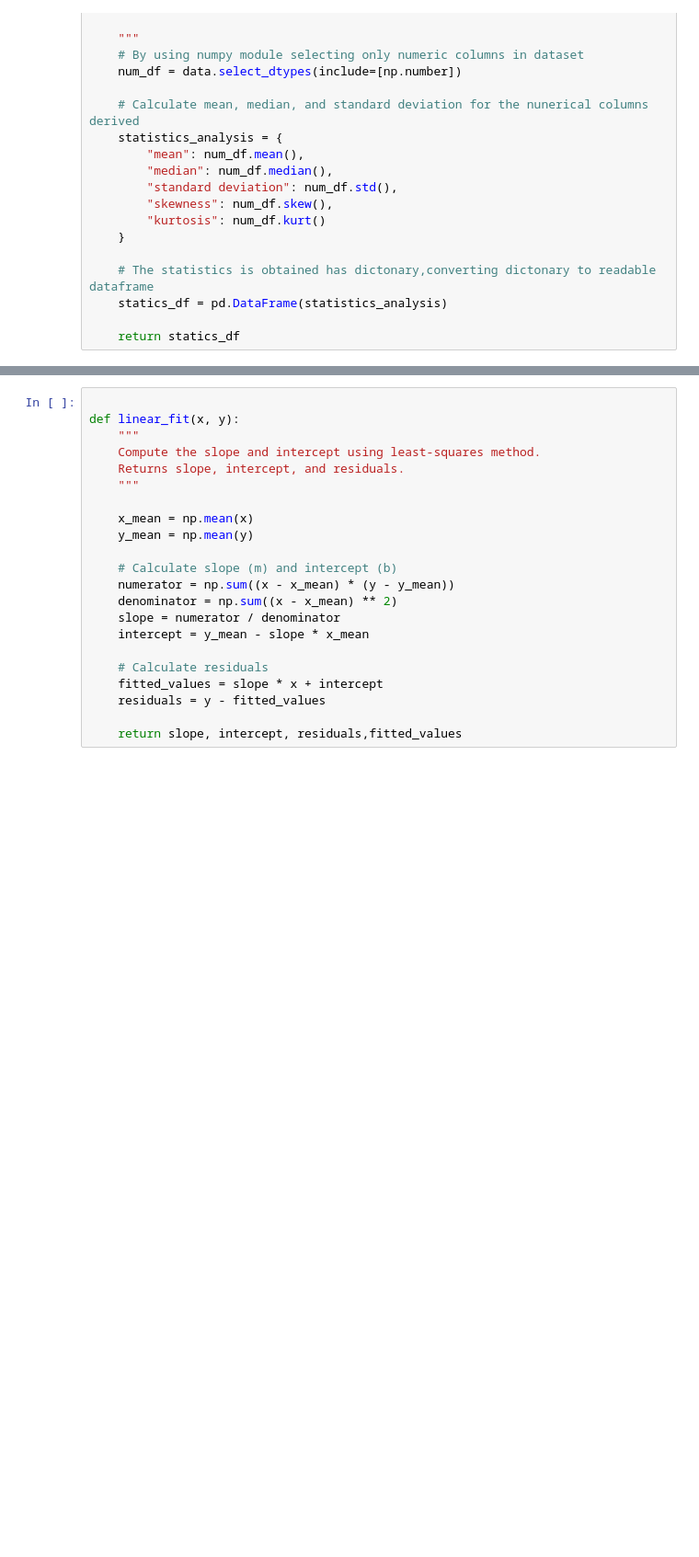
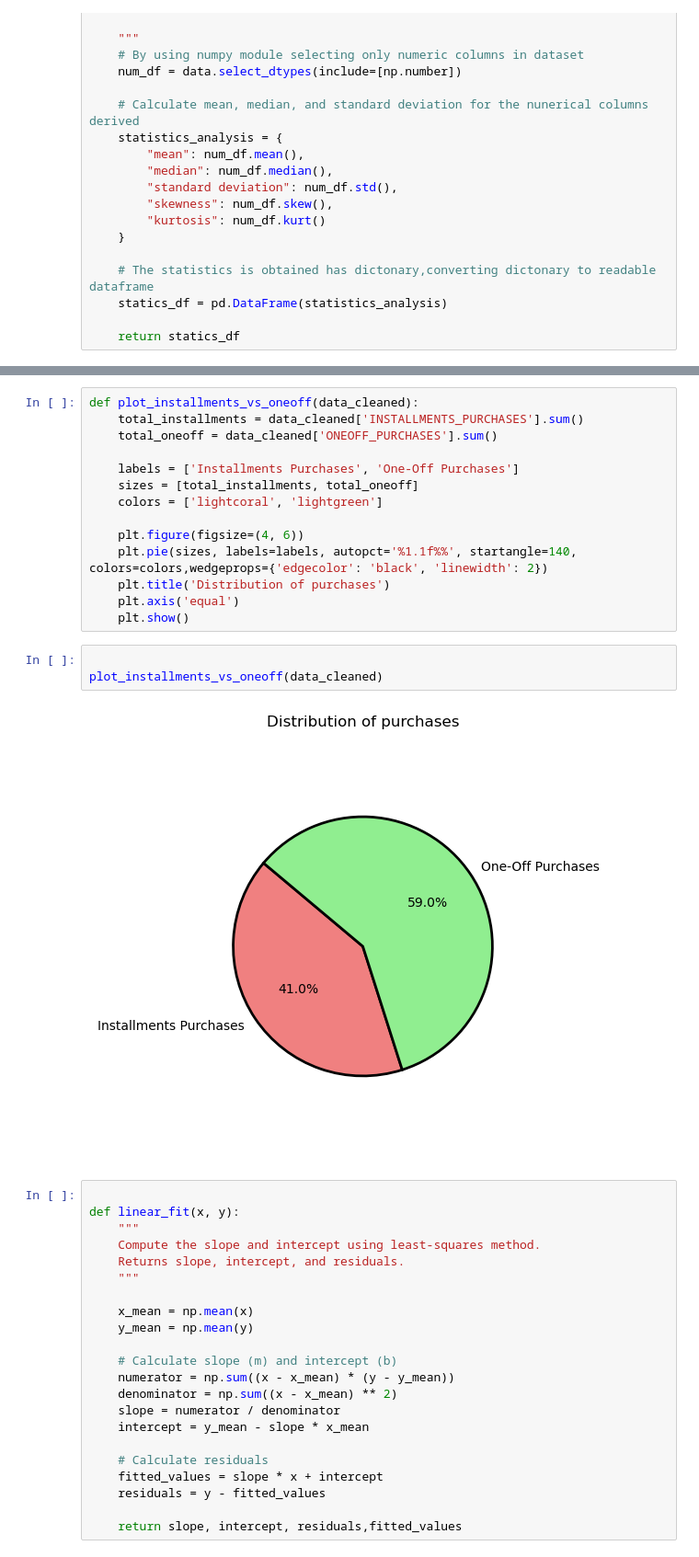
Before and after one commit to aishwarya-shekar-babu/Applied-Datascience-1-Assignment2, a Jupyter notebook: Clustering and fitting-assignment-final.ipynb, the cells around one changed output, grey strips where cells are left out. Shown at 92% size. Cells and saved outputs as stored; diff of their text form; blank space fills up the shorter version.

```diff
--- a/Clustering and fitting-assignment-final.ipynb
+++ b/Clustering and fitting-assignment-final.ipynb
@@ -128,3 +154,22 @@ calculate_statistics(data_cleaned)
+# %%
+def plot_installments_vs_oneoff(data_cleaned):
+    total_installments = data_cleaned['INSTALLMENTS_PURCHASES'].sum()
+    total_oneoff = data_cleaned['ONEOFF_PURCHASES'].sum()
+
+    labels = ['Installments Purchases', 'One-Off Purchases']
+    sizes = [total_installments, total_oneoff]
+    colors = ['lightcoral', 'lightgreen']
+
+    plt.figure(figsize=(4, 6))
+    plt.pie(sizes, labels=labels, autopct='%1.1f%%', startangle=140, colors=colors,wedgeprops={'edgecolor': 'black', 'linewidth': 2})
+    plt.title('Distribution of purchases')
+    plt.axis('equal')
+    plt.show()
+# %%
+
+plot_installments_vs_oneoff(data_cleaned)
+# %% [output]
+[figure, added]
 # %%
 
 def linear_fit(x, y):
```
Also changed, not shown: parts of 15 cells of this notebook.
